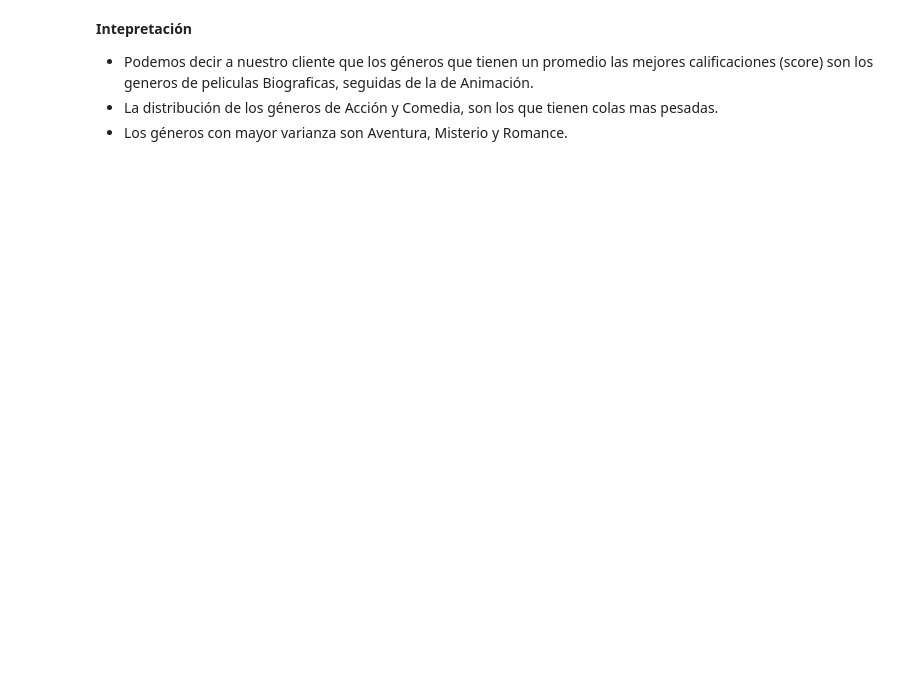
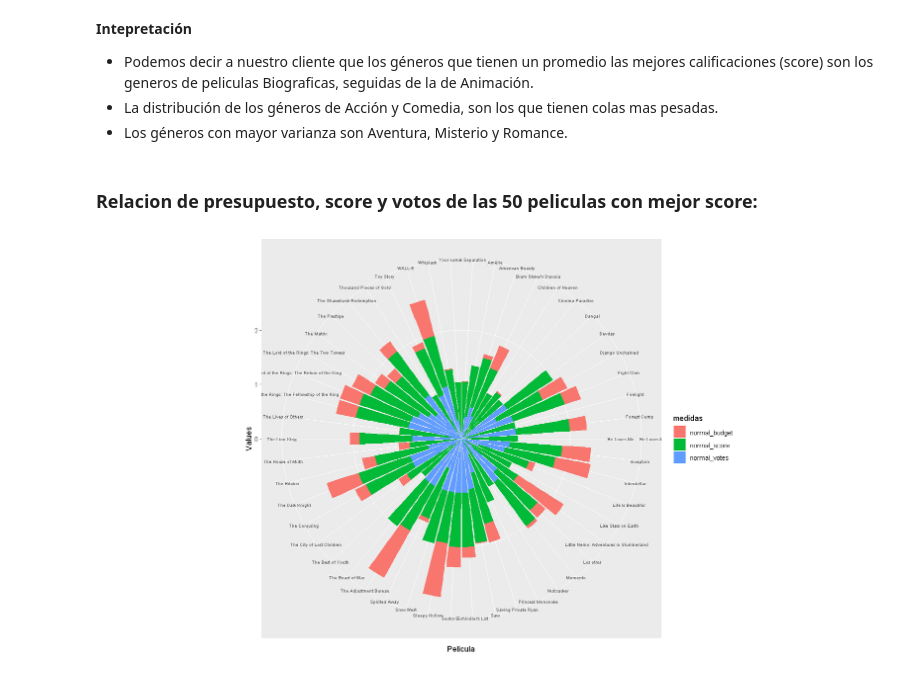
Before and after one commit to prope-2020-gh-classroom/practica-final-por-equipos-verano-2020-itam-LizzyGamboa, a Jupyter notebook: PF_AnalisisExploratorio_P1.ipynb, the cells around one changed output. Cells and saved outputs as stored; diff of their text form; code cells hidden in the pictures; blank space fills up the shorter version.

```diff
--- a/PF_AnalisisExploratorio_P1.ipynb
+++ b/PF_AnalisisExploratorio_P1.ipynb
@@ -145,3 +134,27 @@ movies %>%
 * Podemos decir a nuestro cliente que los géneros que tienen un promedio las mejores calificaciones (score) son los generos de peliculas Biograficas, seguidas de la de Animación.
 * La distribución de los géneros de Acción y Comedia, son los que tienen colas mas pesadas.
 * Los géneros con mayor varianza son Aventura, Misterio y Romance.
+# %% [markdown]
+### Relacion de presupuesto, score y votos de las  50 peliculas con mejor score:
+# %%
+# Las primas 50 con mejor score
+
+movies %>%
+    group_by(genre) %>%
+    mutate(normal_score= normalit(score),
+        normal_budget= normalit(budget),
+        normal_votes= normalit(votes))  %>%
+    as_tibble() %>% select(name, genre, normal_score,normal_budget,normal_votes) %>%
+    arrange( desc(normal_score))   %>%
+    head(50)  %>% # las 100 peliculas con mejor score por genero
+    gather(key = "medidas", value="values", -c(1,2))   %>%
+
+ggplot() +
+    geom_bar(aes(x=as.factor(name), y=values, fill=medidas), stat="identity") +
+    xlab("Pelicula") +
+    ylab("Values") +
+   # theme(axis.text.x = element_text( vjust = 0.5, hjust=1, size= 5)) +
+    theme(axis.text.x = element_text( size=6 ))+
+    coord_polar()
+# %% [output]
+[figure, added]
```
Also changed, not shown: parts of 17 cells of this notebook.
